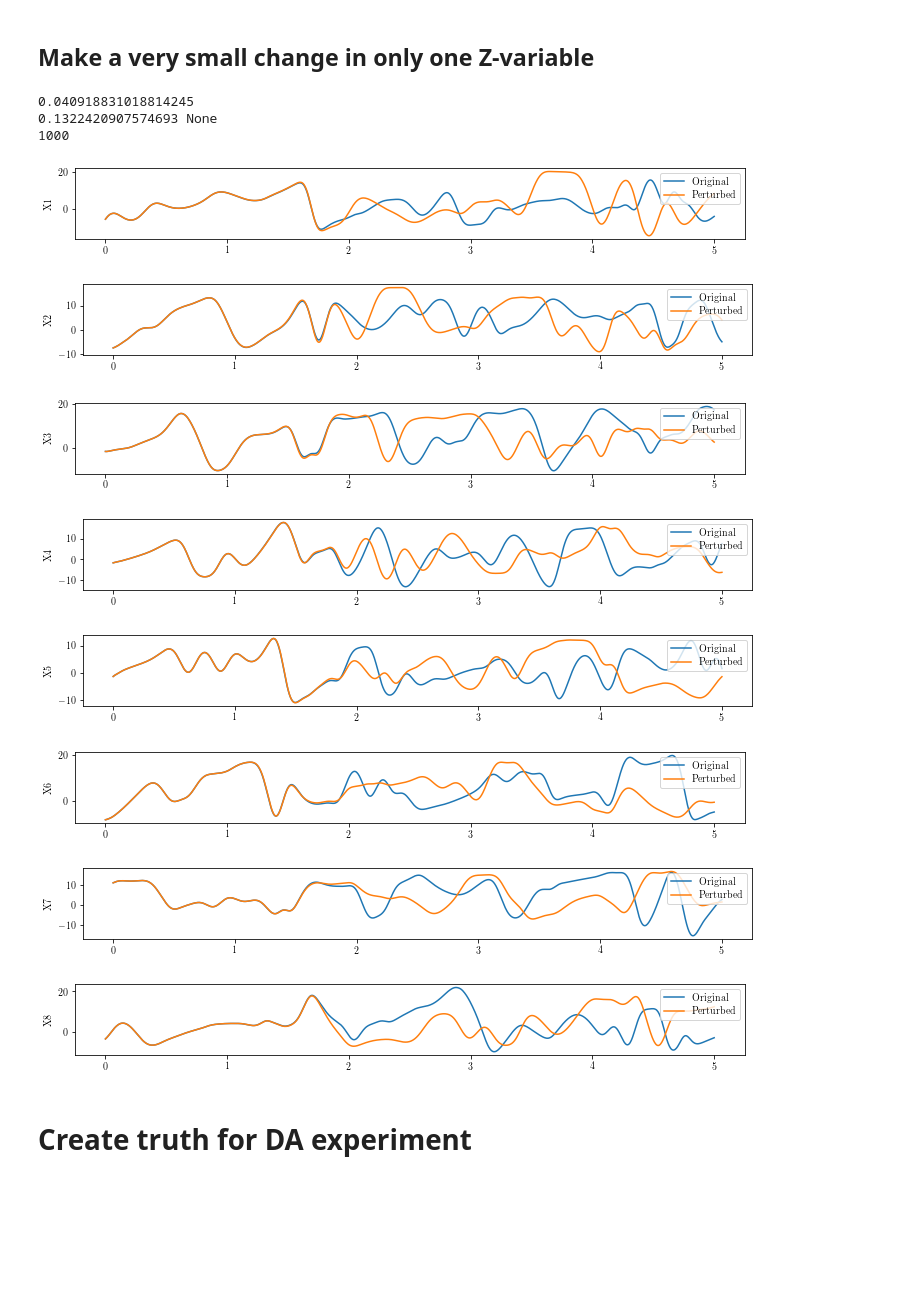
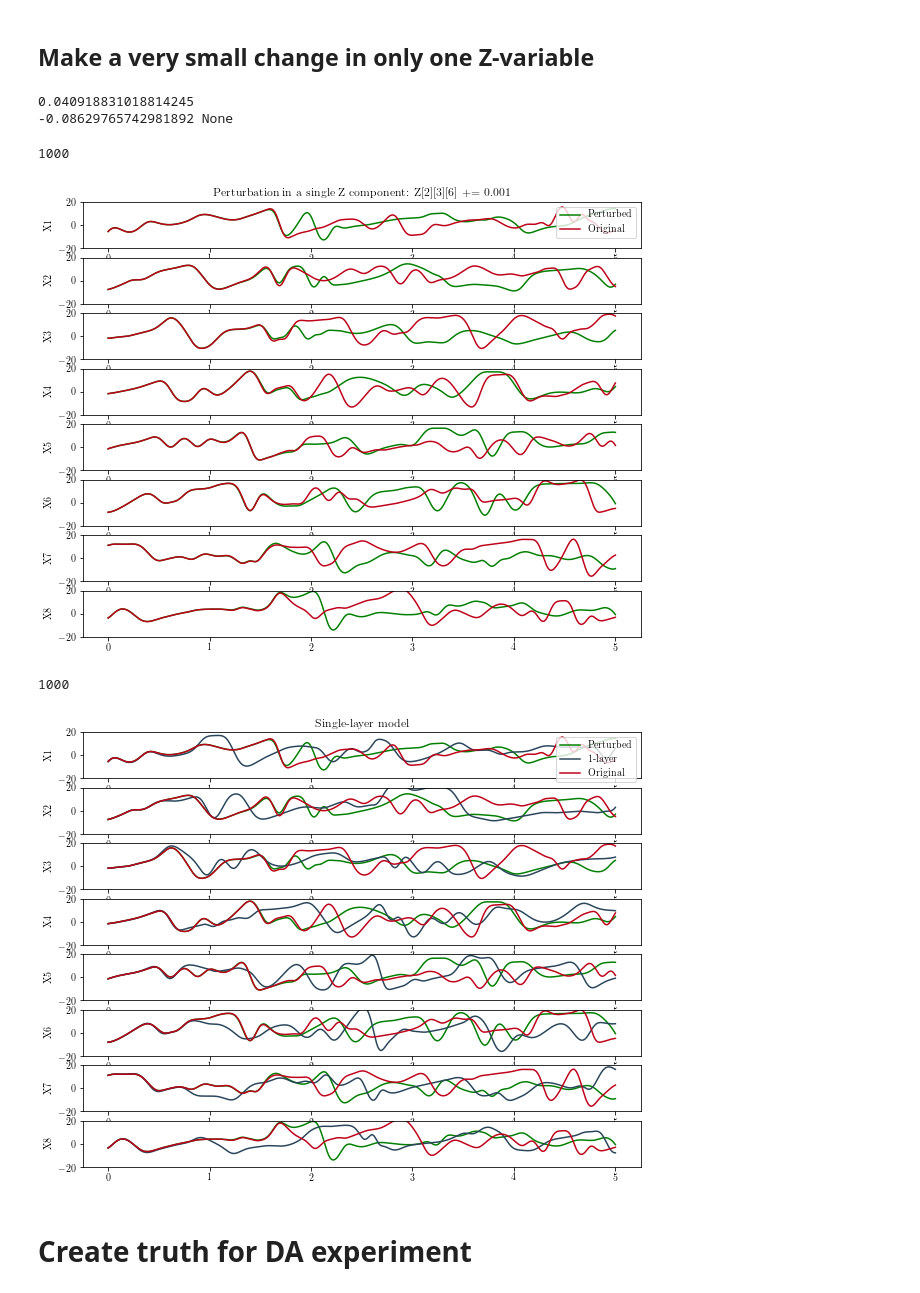
Before and after one commit to havahol/lorenz96, a Jupyter notebook: Lorenz96Model.ipynb, the cells around one changed output. Drawn from its saved outputs; the diff is of its cells as text; code cells hidden in the pictures; blank space fills up the shorter version.

```diff
--- a/Lorenz96Model.ipynb
+++ b/Lorenz96Model.ipynb
@@ -176,34 +186,55 @@ importlib.reload(Lorenz96)
 end_T = 5
 L96_orig = Lorenz96.Lorenz96(init_X=init_X, init_Y=init_Y, init_Z=init_Z, num_layers=3, end_T=end_T)
 L96_pert = Lorenz96.Lorenz96(init_X=init_X, init_Y=init_Y, init_Z=init_Z, num_layers=3, end_T=end_T)
+L96_one_layer = Lorenz96.Lorenz96(init_X=init_X, num_layers=1, end_T=end_T)
 
-print(L96_pert.Z[4][3][6], print(np.mean(np.abs(L96_pert.Z))))
+print(L96_pert.Z[2][3][6], print(np.mean(np.abs(L96_pert.Z))))
 
-L96_pert.Z[4][3][6] += 0.001
+L96_pert.Z[2][3][6] += 0.001
 
 
 L96_orig.step(end_T)
 L96_pert.step(end_T)
-
-t_axis = np.arange(L96_orig.num_timesteps+1)*L96_orig.dt
-for i in range(8):
-    fig = plt.figure(figsize=(12,1.3))
-    plt.plot(t_axis, L96_orig.X[:,i], label='Original')
-    plt.plot(t_axis, L96_pert.X[:,i], label='Perturbed')
-    plt.legend(loc=1)
-    plt.ylabel('X'+str(i+1))
-print(L96.it)
+L96_one_layer.step(end_T)
 # %% [output]
 0.040918831018814245
-0.1322420907574693 None
-1000
+-0.08629765742981892 None
-[figure, removed]
-[figure, removed]
-[figure, removed]
-[figure, removed]
-[figure, removed]
-[figure, removed]
-[figure, removed]
-[figure, removed]
+# %%
+
+t_axis = np.arange(L96_orig.num_timesteps+1)*L96_orig.dt
+fig, axs = plt.subplots(8, figsize=(10,8))#figsize=(8,10)) #, sharex=True)
+for i in range(8):
+    axs[i].plot(t_axis, L96_pert.X[:,i], label='Perturbed', color='green')
+    axs[i].plot(t_axis, L96_orig.X[:,i], label='Original', color=colors[0])
+    axs[i].set_ylabel('X'+str(i+1))
+    axs[i].set_ylim([-20,20])
+print(L96.it)
+axs[0].legend(loc=1)
+axs[0].set_title('Perturbation in a single Z component: Z[2][3][6] += 0.001')
+#fig.tight_layout()
+if store_in_dropbox:
+    fig.savefig(dropbox_folder+"lorenz96_perturbed_single_z.png", dpi=200)
+# %% [output]
+1000
+[figure, added]
+# %%
+t_axis = np.arange(L96_orig.num_timesteps+1)*L96_orig.dt
+fig, axs = plt.subplots(8, figsize=(10,8))#figsize=(8,10)) #, sharex=True)
+for i in range(8):
+    axs[i].plot(t_axis, L96_pert.X[:,i], label='Perturbed', color='green')
+    axs[i].plot(t_axis, L96_one_layer.X[:,i], label='1-layer', color=colors[2])
+    axs[i].plot(t_axis, L96_orig.X[:,i], label='Original', color=colors[0])
+    axs[i].set_ylabel('X'+str(i+1))
+    axs[i].set_ylim([-20,20])
+print(L96.it)
+axs[0].legend(loc=1)
+axs[0].set_title('Single-layer model')
+#fig.tight_layout()
+if store_in_dropbox:
+    fig.savefig(dropbox_folder+"lorenz96_perturbed_single_z_and_one_layer.pdf")
+    fig.savefig(dropbox_folder+"lorenz96_perturbed_single_z_and_one_layer.png", dpi=200)
+# %% [output]
+1000
+[figure, added]
 # %% [markdown]
 # Create truth for DA experiment
```
Also changed, not shown: parts of 18 cells of this notebook, 5 other files.
